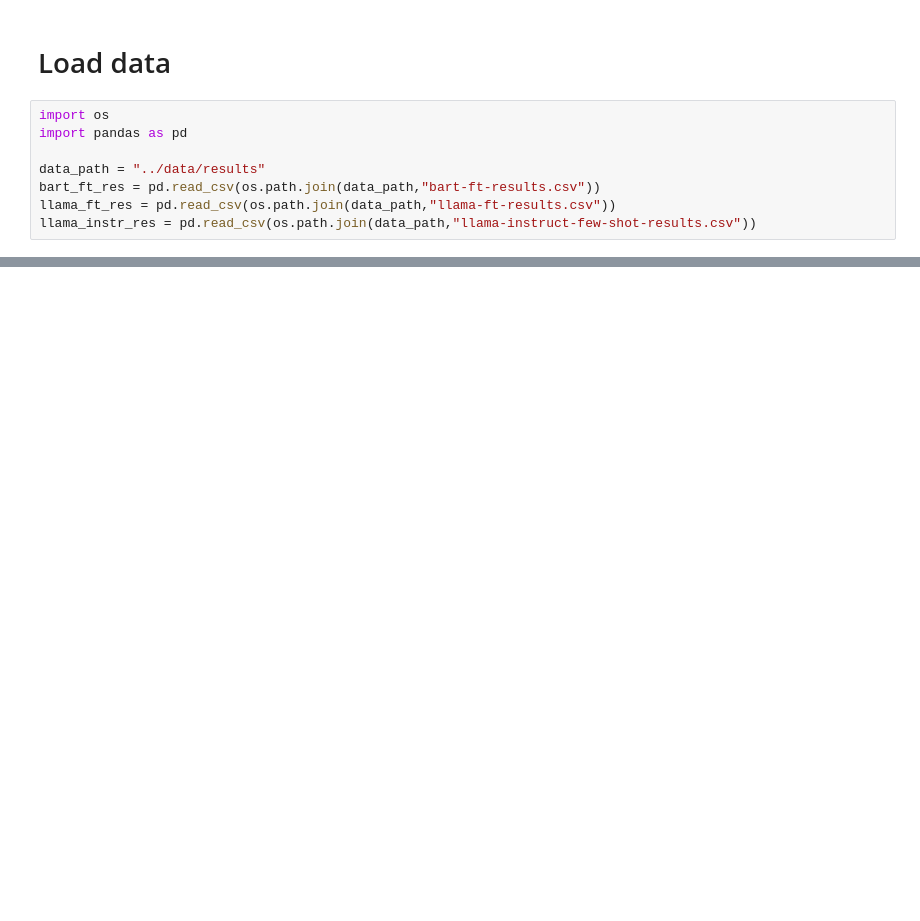
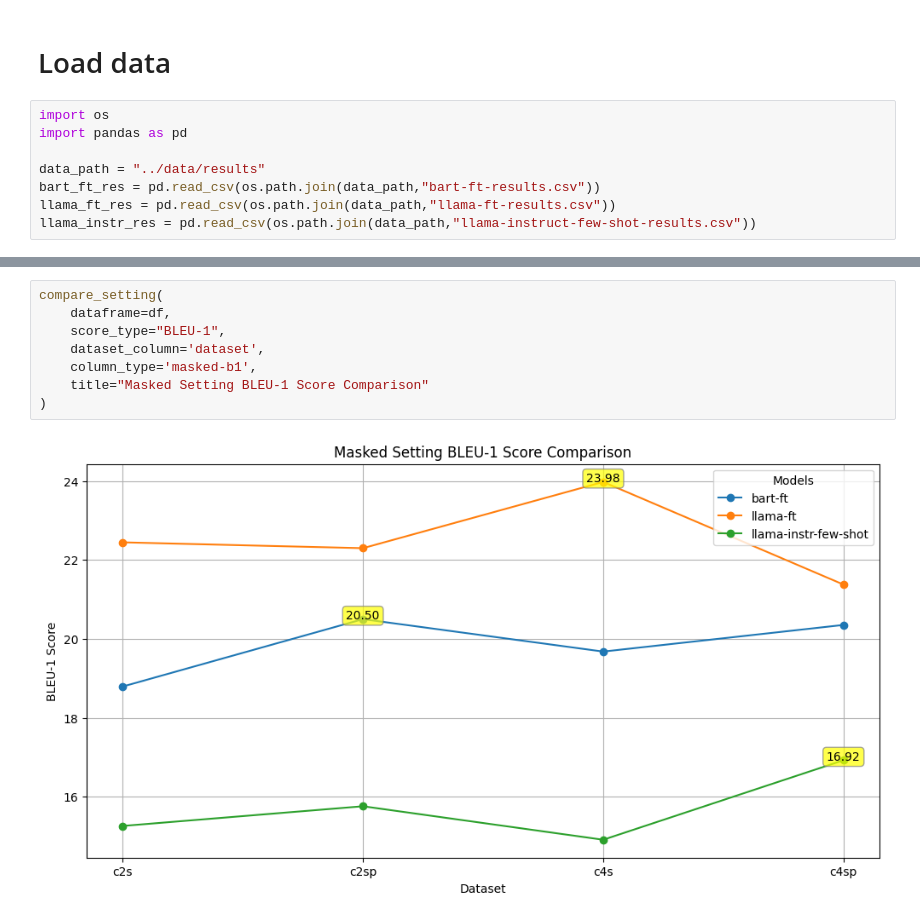
Before and after one commit to martgru/ElabSimp, a Jupyter notebook: main/inspect_results.ipynb, the cells around one changed output, grey strips where cells are left out. Saved outputs shown, nothing was run; the diff lists cells and outputs as text; blank space fills up the shorter version.

```diff
--- a/main/inspect_results.ipynb
+++ b/main/inspect_results.ipynb
@@ -21,0 +115,10 @@ bart_ft_res
+# %%
+compare_setting(
+    dataframe=df,
+    score_type="BLEU-1",
+    dataset_column='dataset',
+    column_type='masked-b1',
+    title="Masked Setting BLEU-1 Score Comparison"
+)
+# %% [output]
+[figure, added]
```
Also changed, not shown: parts of 20 cells of this notebook.
